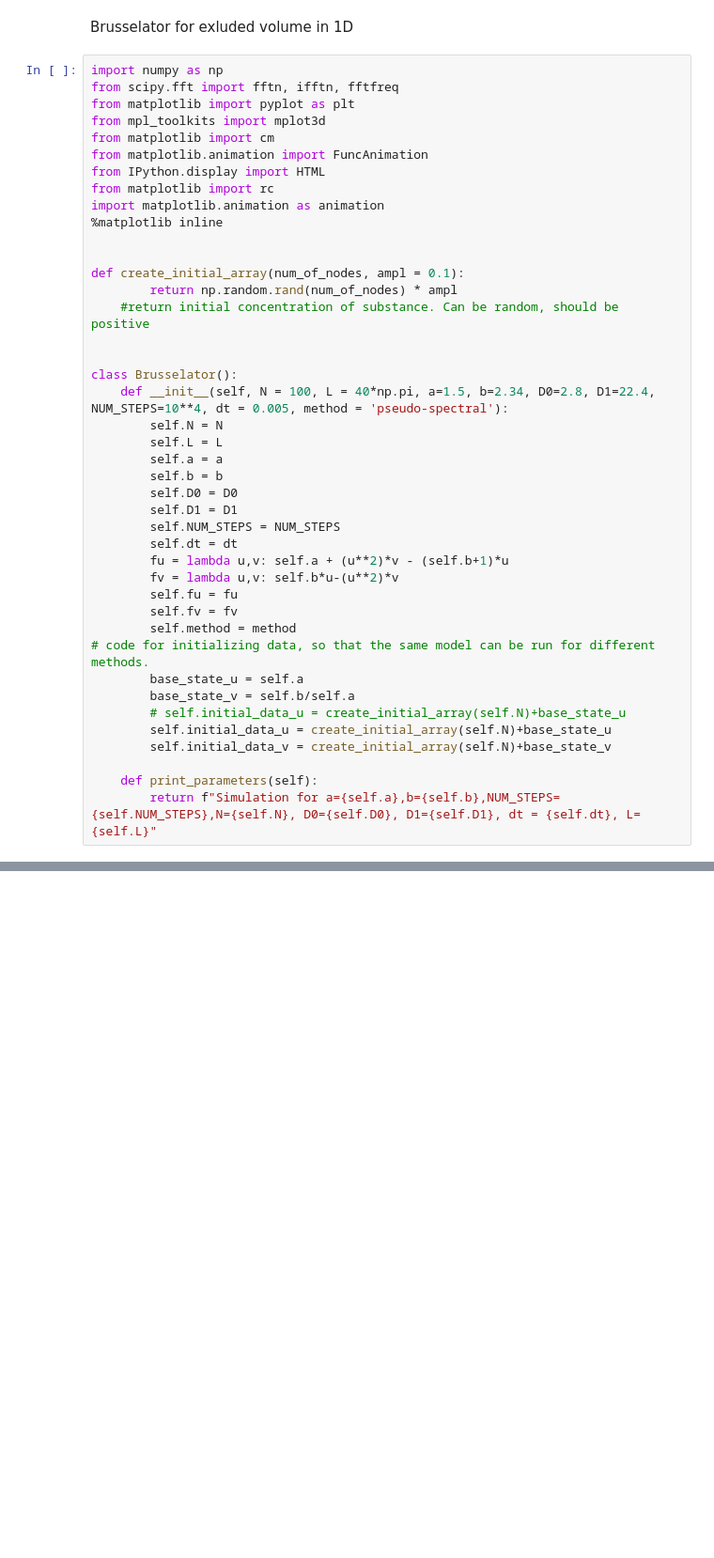
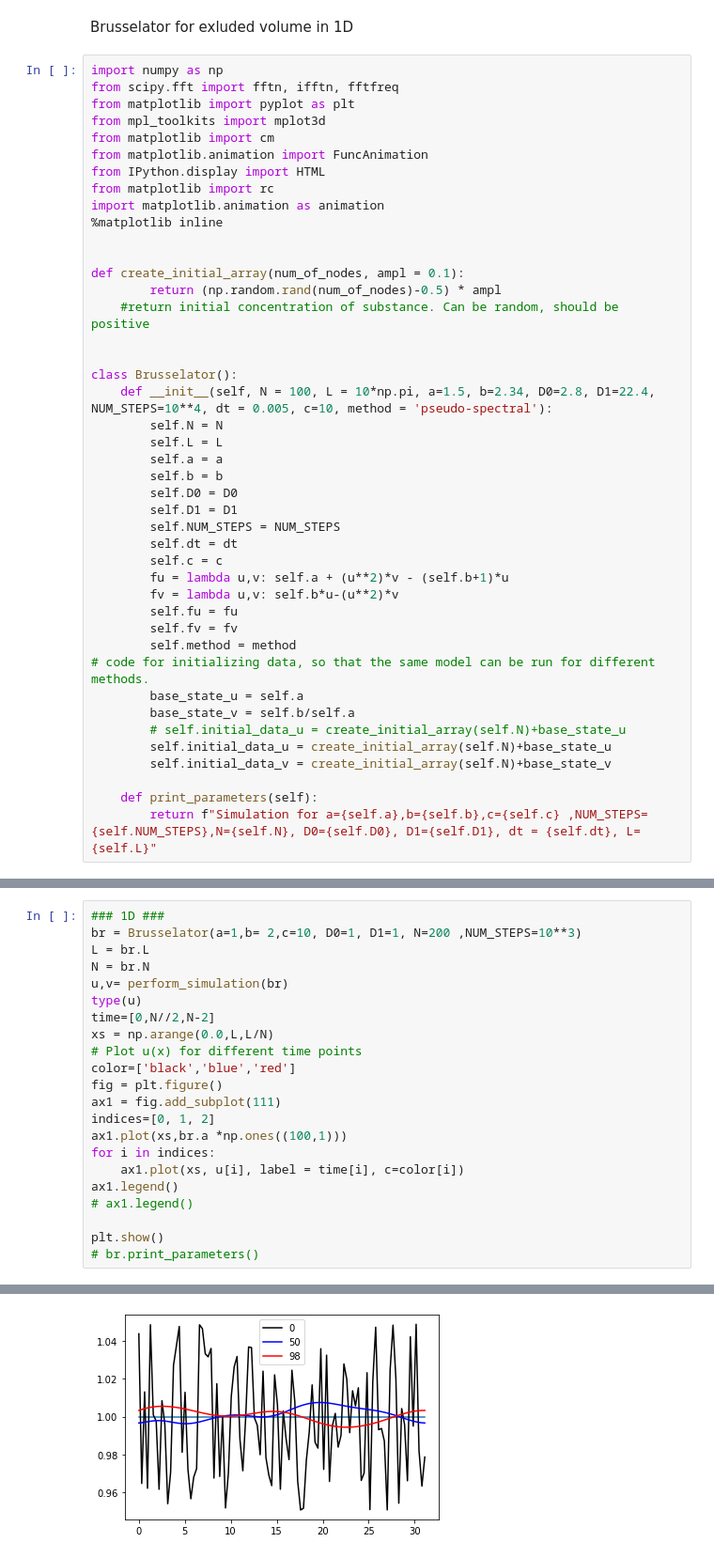
Before and after one commit to l-ada/Turing-models, a Jupyter notebook: brusselator_excluded_volume.ipynb, the cells around one changed output, grey strips where cells are left out. Shown at 94% size. Saved outputs shown, nothing was run; the diff lists cells and outputs as text; blank space fills up the shorter version.

Commit message:
Rudimentary plotting

```diff
--- a/brusselator_excluded_volume.ipynb
+++ b/brusselator_excluded_volume.ipynb
@@ -14,12 +14,12 @@ import matplotlib.animation as animation
 
 
 def create_initial_array(num_of_nodes, ampl = 0.1):
-        return np.random.rand(num_of_nodes) * ampl
+        return (np.random.rand(num_of_nodes)-0.5) * ampl
     #return initial concentration of substance. Can be random, should be positive
 
 
 class Brusselator():
-    def __init__(self, N = 100, L = 40*np.pi, a=1.5, b=2.34, D0=2.8, D1=22.4, NUM_STEPS=10**4, dt = 0.005, method = 'pseudo-spectral'):
+    def __init__(self, N = 100, L = 10*np.pi, a=1.5, b=2.34, D0=2.8, D1=22.4, NUM_STEPS=10**4, dt = 0.005, c=10, method = 'pseudo-spectral'):
         self.N = N
         self.L = L
         self.a = a
@@ -28,6 +28,7 @@ class Brusselator():
         self.D1 = D1
         self.NUM_STEPS = NUM_STEPS
         self.dt = dt
+        self.c = c
         fu = lambda u,v: self.a + (u**2)*v - (self.b+1)*u
         fv = lambda u,v: self.b*u-(u**2)*v
         self.fu = fu
@@ -41,7 +42,7 @@ class Brusselator():
         self.initial_data_v = create_initial_array(self.N)+base_state_v
 
     def print_parameters(self):
-        return f"Simulation for a={self.a},b={self.b},NUM_STEPS={self.NUM_STEPS},N={self.N}, D0={self.D0}, D1={self.D1}, dt = {self.dt}, L={self.L}"
+        return f"Simulation for a={self.a},b={self.b},c={self.c} ,NUM_STEPS={self.NUM_STEPS},N={self.N}, D0={self.D0}, D1={self.D1}, dt = {self.dt}, L={self.L}"
 # %%
 def create_wavenumber_array(num_modes, L):
     # create array for wavenumbers in scipy format.
@@ -73,0 +149,23 @@ def apply_boundary_condition(Z):
+# %%
+### 1D ###
+br = Brusselator(a=1,b= 2,c=10, D0=1, D1=1, N=200 ,NUM_STEPS=10**3)
+L = br.L
+N = br.N
+u,v= perform_simulation(br)
+type(u)
+time=[0,N//2,N-2]
+xs = np.arange(0.0,L,L/N)
+# Plot u(x) for different time points
+color=['black','blue','red']
+fig = plt.figure()
+ax1 = fig.add_subplot(111)
+indices=[0, 1, 2]
+ax1.plot(xs,br.a *np.ones((100,1)))
+for i in indices:
+    ax1.plot(xs, u[i], label = time[i], c=color[i])
+ax1.legend()
+# ax1.legend()
+
+plt.show()
+# br.print_parameters()
+# %% [output]
@@ -73,0 +173 @@ def apply_boundary_condition(Z):
+[figure, added]
```
Also changed, not shown: parts of 4 cells of this notebook.
